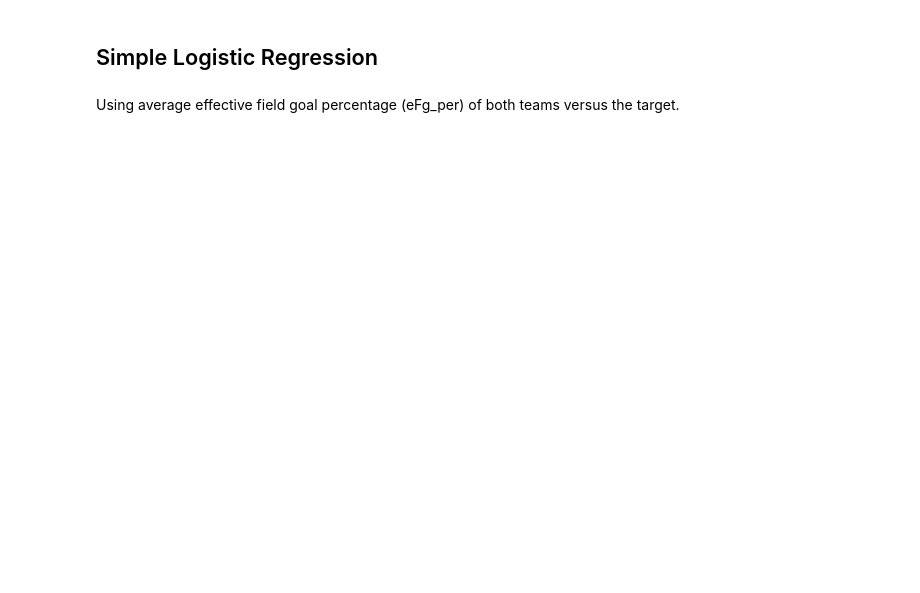
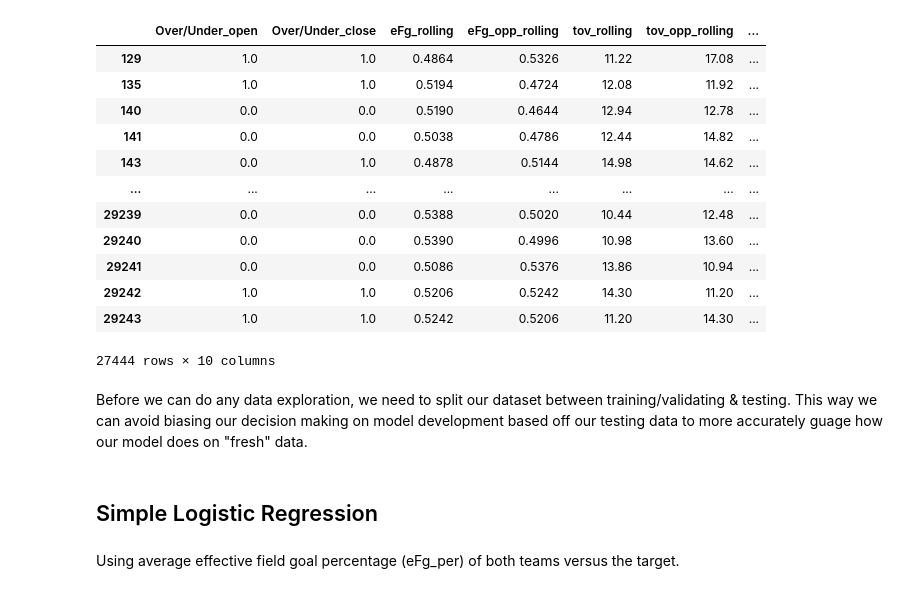
Before and after one commit to jseemayer2/NBA-Over-Under-Predictor, a Jupyter notebook: Classification.ipynb, the cells around one changed output. Cells and saved outputs as stored; diff of their text form; code cells hidden in the pictures; blank space fills up the shorter version.

```diff
--- a/Classification.ipynb
+++ b/Classification.ipynb
@@ -69,0 +79,19 @@ df[['eFg_h','eFg_v','avg_eFg_per']]
+# %%
+df1 = df.iloc[:,[10,11,83,84,85,86,87,88,89,90]]
+df1
+# %% [output]
+|  | Over/Under_open | Over/Under_close | eFg_rolling | eFg_opp_rolling | tov_rolling | tov_opp_rolling | ... |
+| 129 | 1.0 | 1.0 | 0.4864 | 0.5326 | 11.22 | 17.08 | ... |
+| 135 | 1.0 | 1.0 | 0.5194 | 0.4724 | 12.08 | 11.92 | ... |
+| 140 | 0.0 | 0.0 | 0.5190 | 0.4644 | 12.94 | 12.78 | ... |
+| 141 | 0.0 | 0.0 | 0.5038 | 0.4786 | 12.44 | 14.82 | ... |
+| 143 | 0.0 | 1.0 | 0.4878 | 0.5144 | 14.98 | 14.62 | ... |
+| ... | ... | ... | ... | ... | ... | ... | ... |
+| 29239 | 0.0 | 0.0 | 0.5388 | 0.5020 | 10.44 | 12.48 | ... |
+| 29240 | 0.0 | 0.0 | 0.5390 | 0.4996 | 10.98 | 13.60 | ... |
+| 29241 | 0.0 | 0.0 | 0.5086 | 0.5376 | 13.86 | 10.94 | ... |
+| 29242 | 1.0 | 1.0 | 0.5206 | 0.5242 | 14.30 | 11.20 | ... |
+| 29243 | 1.0 | 1.0 | 0.5242 | 0.5206 | 11.20 | 14.30 | ... |
+27444 rows × 10 columns
+# %% [markdown]
+Before we can do any data exploration, we need to split our dataset between training/validating & testing. This way we can avoid biasing our decision making on model development based off our testing data to more accurately guage how our model does on "fresh" data.
```
Also changed, not shown: parts of 28 cells of this notebook, 1 other file.
